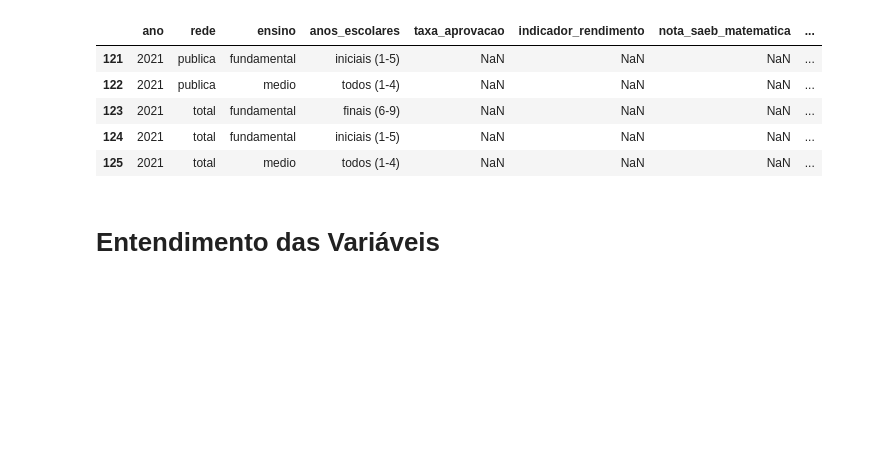
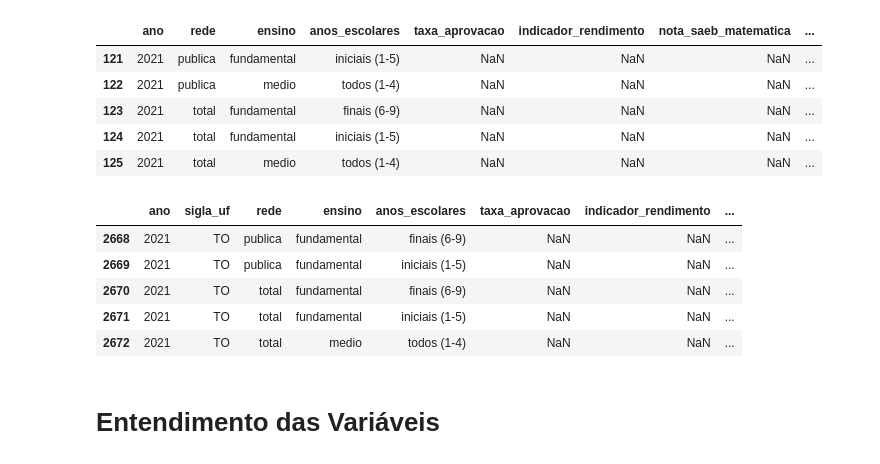
Before and after one commit to gustavolenin/-ndice-de-Desenvolvimento-da-Educa-o-B-sica-Ideb-, a Jupyter notebook: Índice_de_Desenvolvimento_da_Educação_Básica_(Ideb).ipynb, the cells around one changed output. Drawn from its saved outputs; the diff is of its cells as text; code cells hidden in the pictures; blank space fills up the shorter version.

```diff
--- a/Índice_de_Desenvolvimento_da_Educação_Básica_(Ideb).ipynb
+++ b/Índice_de_Desenvolvimento_da_Educação_Básica_(Ideb).ipynb
@@ -70,6 +81,15 @@ df_brasil.tail()
 | 123 | 2021 | total | fundamental | finais (6-9) | NaN | NaN | NaN | ... |
 | 124 | 2021 | total | fundamental | iniciais (1-5) | NaN | NaN | NaN | ... |
 | 125 | 2021 | total | medio | todos (1-4) | NaN | NaN | NaN | ... |
+# %%
+df_uf.tail()
+# %% [output]
+|  | ano | sigla_uf | rede | ensino | anos_escolares | taxa_aprovacao | indicador_rendimento | ... |
+| 2668 | 2021 | TO | publica | fundamental | finais (6-9) | NaN | NaN | ... |
+| 2669 | 2021 | TO | publica | fundamental | iniciais (1-5) | NaN | NaN | ... |
+| 2670 | 2021 | TO | total | fundamental | finais (6-9) | NaN | NaN | ... |
+| 2671 | 2021 | TO | total | fundamental | iniciais (1-5) | NaN | NaN | ... |
+| 2672 | 2021 | TO | total | medio | todos (1-4) | NaN | NaN | ... |
 # %% [markdown]
 # Entendimento das Variáveis
 # %% [markdown]
```
Also changed, not shown: parts of 11 cells of this notebook.
